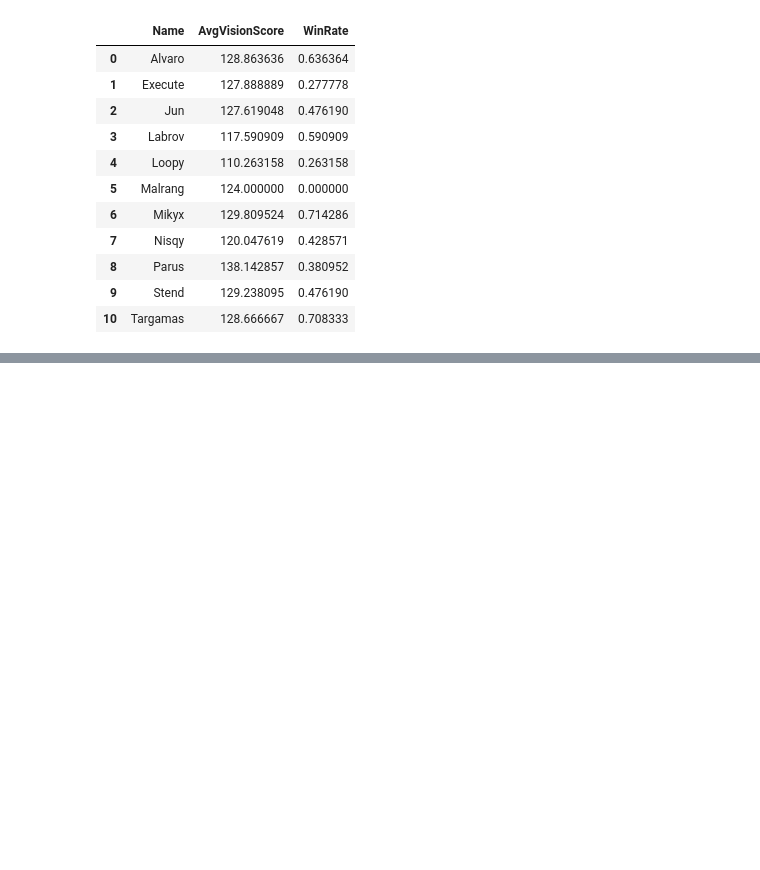
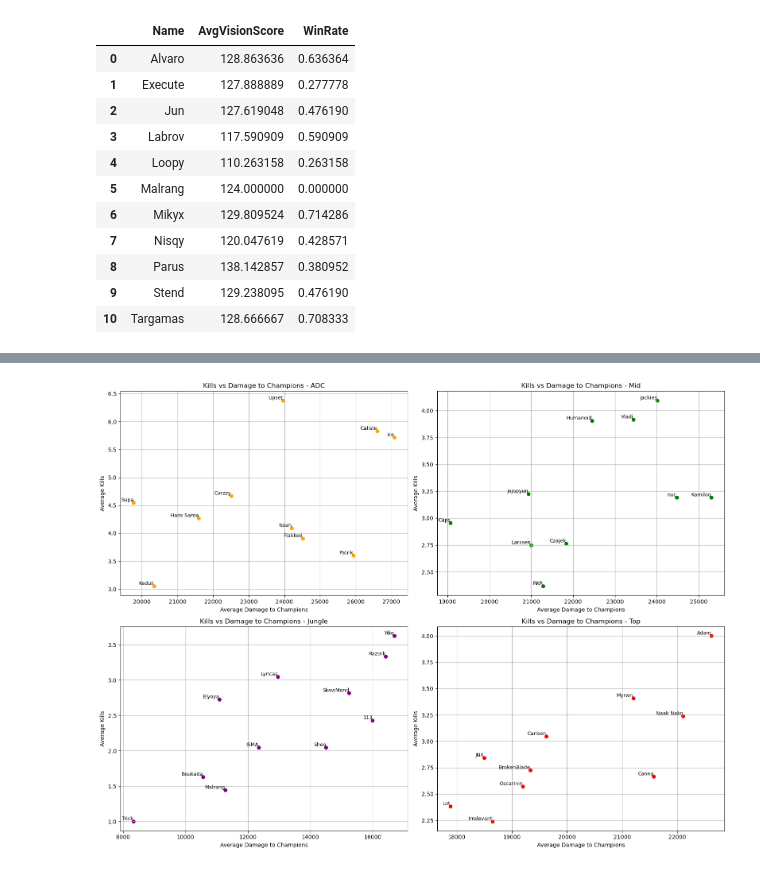
Before and after one commit to DamienRabier/LOL_Esport_Visualisation, a Jupyter notebook: visu_api.ipynb, the cells around one changed output, grey strips where cells are left out. Cells and saved outputs as stored; diff of their text form; code cells hidden in the pictures; blank space fills up the shorter version.

```diff
--- a/visu_api.ipynb
+++ b/visu_api.ipynb
@@ -167,0 +186,5 @@ plt.show()
+# %%
+mean_dmg_adc = df_adc_LEC.groupby("Name")["DamageToChampions"].mean().reset_index()
+mean_dmg_mid = df_mid_LEC.groupby("Name")["DamageToChampions"].mean().reset_index()
+mean_dmg_jungle = df_jungle_LEC.groupby("Name")["DamageToChampions"].mean().reset_index()
+mean_dmg_top = df_top_LEC.groupby("Name")["DamageToChampions"].mean().reset_index()
@@ -167,0 +201,5 @@ plt.show()
+# %%
+dmg_kills_adc = pd.merge(mean_dmg_adc, mean_kills_adc, on="Name")
+dmg_kills_mid = pd.merge(mean_dmg_mid, mean_kills_mid, on="Name")
+dmg_kills_jungle = pd.merge(mean_dmg_jungle, mean_kills_jungle, on="Name")
+dmg_kills_top = pd.merge(mean_dmg_top, mean_kills_top, on="Name")
@@ -167,0 +259,42 @@ plt.show()
+# %%
+#plot the DMG vs Kills for each role
+fig, axs = plt.subplots(2, 2, figsize=(16, 12))
+# ADC
+axs[0, 0].scatter(dmg_kills_adc['DamageToChampions'], dmg_kills_adc['Kills'], color='orange')
+for i, row in dmg_kills_adc.iterrows():
+    axs[0, 0].text(row['DamageToChampions'], row['Kills'], row['Name'], fontsize=9, ha='right', va='bottom')
+axs[0, 0].set_title("Kills vs Damage to Champions - ADC")
+axs[0, 0].set_xlabel("Average Damage to Champions")
+axs[0, 0].set_ylabel("Average Kills")
+axs[0, 0].grid(True)
+
+# Mid
+axs[0, 1].scatter(dmg_kills_mid['DamageToChampions'], dmg_kills_mid['Kills'], color='green')
+for i, row in dmg_kills_mid.iterrows():
+    axs[0, 1].text(row['DamageToChampions'], row['Kills'], row['Name'], fontsize=9, ha='right', va='bottom')
+axs[0, 1].set_title("Kills vs Damage to Champions - Mid")
+axs[0, 1].set_xlabel("Average Damage to Champions")
+axs[0, 1].set_ylabel("Average Kills")
+axs[0, 1].grid(True)
+
+# Jungle
+axs[1, 0].scatter(dmg_kills_jungle['DamageToChampions'], dmg_kills_jungle['Kills'], color='purple')
+for i, row in dmg_kills_jungle.iterrows():
+    axs[1, 0].text(row['DamageToChampions'], row['Kills'], row['Name'], fontsize=9, ha='right', va='bottom')
+axs[1, 0].set_title("Kills vs Damage to Champions - Jungle")
+axs[1, 0].set_xlabel("Average Damage to Champions")
+axs[1, 0].set_ylabel("Average Kills")
+axs[1, 0].grid(True)
+
+# Top
+axs[1, 1].scatter(dmg_kills_top['DamageToChampions'], dmg_kills_top['Kills'], color='red')
+for i, row in dmg_kills_top.iterrows():
+    axs[1, 1].text(row['DamageToChampions'], row['Kills'], row['Name'], fontsize=9, ha='right', va='bottom')
+axs[1, 1].set_title("Kills vs Damage to Champions - Top")
+axs[1, 1].set_xlabel("Average Damage to Champions")
+axs[1, 1].set_ylabel("Average Kills")
+axs[1, 1].grid(True)
+plt.tight_layout()
+plt.show()
+# %% [output]
+[figure, added]
```
Also changed, not shown: parts of 13 cells of this notebook, 4 other files.
